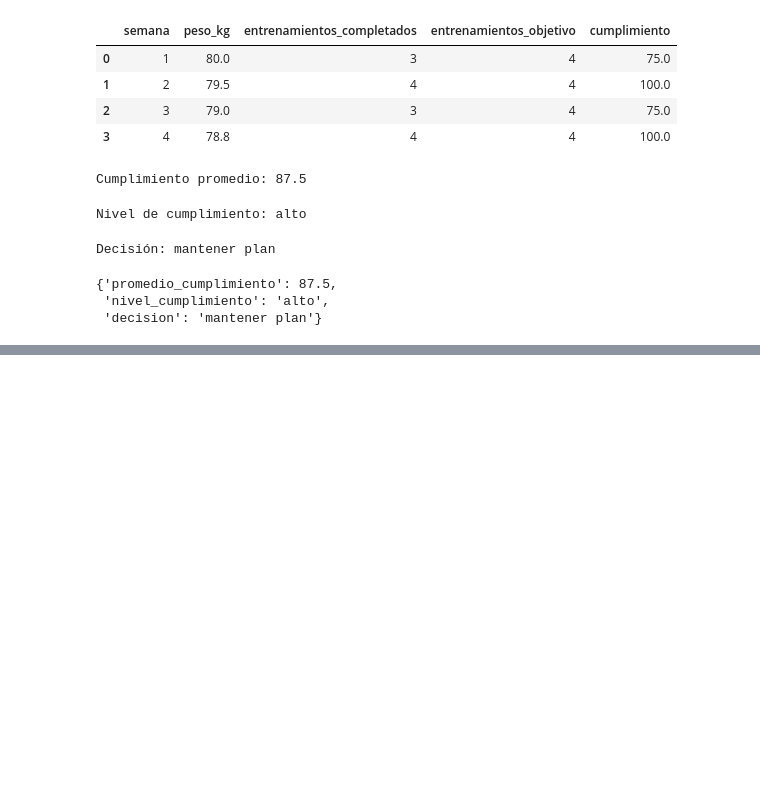
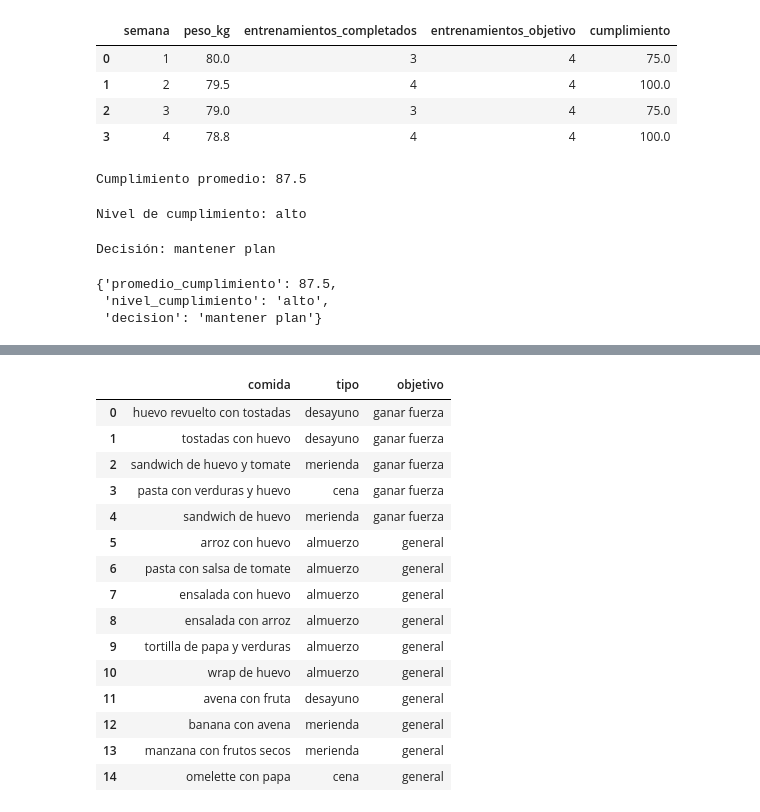
Before and after one commit to luci-o/LIFE-FIT, a Jupyter notebook: IA/index.ipynb, the cells around one changed output, grey strips where cells are left out. Cells and saved outputs as stored; diff of their text form; code cells hidden in the pictures; blank space fills up the shorter version.

Commit message:
Agrega seguimiento y logros, amplía ejercicios y comidas, mejora personalización y corrige cardio

```diff
--- a/IA/index.ipynb
+++ b/IA/index.ipynb
@@ -3036,0 +3506,11 @@ resultado_progreso
+# %%
+comidas_df = pd.concat(
+    [comidas_df, comidas_extra_2],
+    ignore_index=True
+)
+
+comidas_df = comidas_df.drop_duplicates(
+    subset=["comida"]
+).reset_index(drop=True)
+
+print("Total de comidas:", len(comidas_df))
@@ -3036,0 +3591,27 @@ resultado_progreso
+# %%
+recomendaciones = generar_recomendaciones_alimentarias(
+    objetivo="ganar fuerza",
+    vegetariano="si",
+    restricciones_usuario=["lactosa"]
+)
+
+recomendaciones[
+    ["comida", "tipo", "objetivo"]
+].head(15)
+# %% [output]
+|  | comida | tipo | objetivo |
+| 0 | huevo revuelto con tostadas | desayuno | ganar fuerza |
+| 1 | tostadas con huevo | desayuno | ganar fuerza |
+| 2 | sandwich de huevo y tomate | merienda | ganar fuerza |
+| 3 | pasta con verduras y huevo | cena | ganar fuerza |
+| 4 | sandwich de huevo | merienda | ganar fuerza |
+| 5 | arroz con huevo | almuerzo | general |
+| 6 | pasta con salsa de tomate | almuerzo | general |
+| 7 | ensalada con huevo | almuerzo | general |
+| 8 | ensalada con arroz | almuerzo | general |
+| 9 | tortilla de papa y verduras | almuerzo | general |
+| 10 | wrap de huevo | almuerzo | general |
+| 11 | avena con fruta | desayuno | general |
+| 12 | banana con avena | merienda | general |
+| 13 | manzana con frutos secos | merienda | general |
+| 14 | omelette con papa | cena | general |
```
Also changed, not shown: parts of 45 cells of this notebook.
